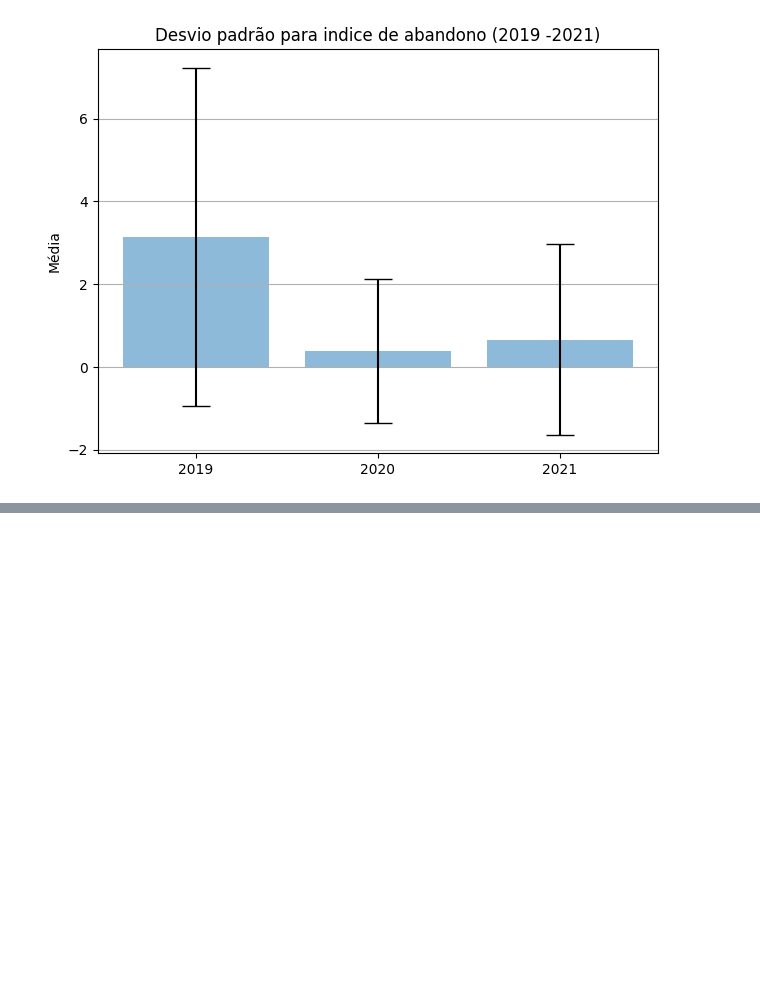
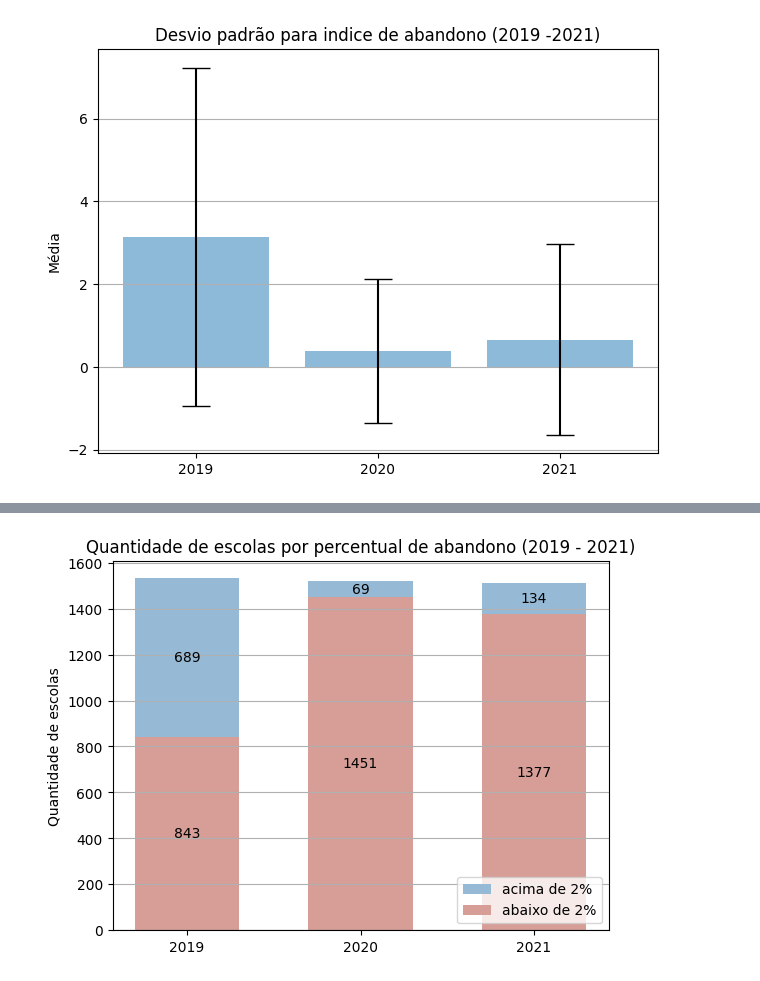
Before and after one commit to maiconspa/student-analysis, a Jupyter notebook: a3_big_data.ipynb, the cells around one changed output, grey strips where cells are left out. Saved outputs shown, nothing was run; the diff lists cells and outputs as text; code cells hidden in the pictures; blank space fills up the shorter version.

```diff
--- a/a3_big_data.ipynb
+++ b/a3_big_data.ipynb
@@ -165,0 +195,4 @@ plot_correlation_2021 = sn.heatmap(correlation_2021, annot = True, fmt=".1f", li
+# %%
+plot_percentil(column='abandono', delimiter=2, legend_position='lower right')
+# %% [output]
+[figure, added]
```
Also changed, not shown: parts of 12 cells of this notebook.
